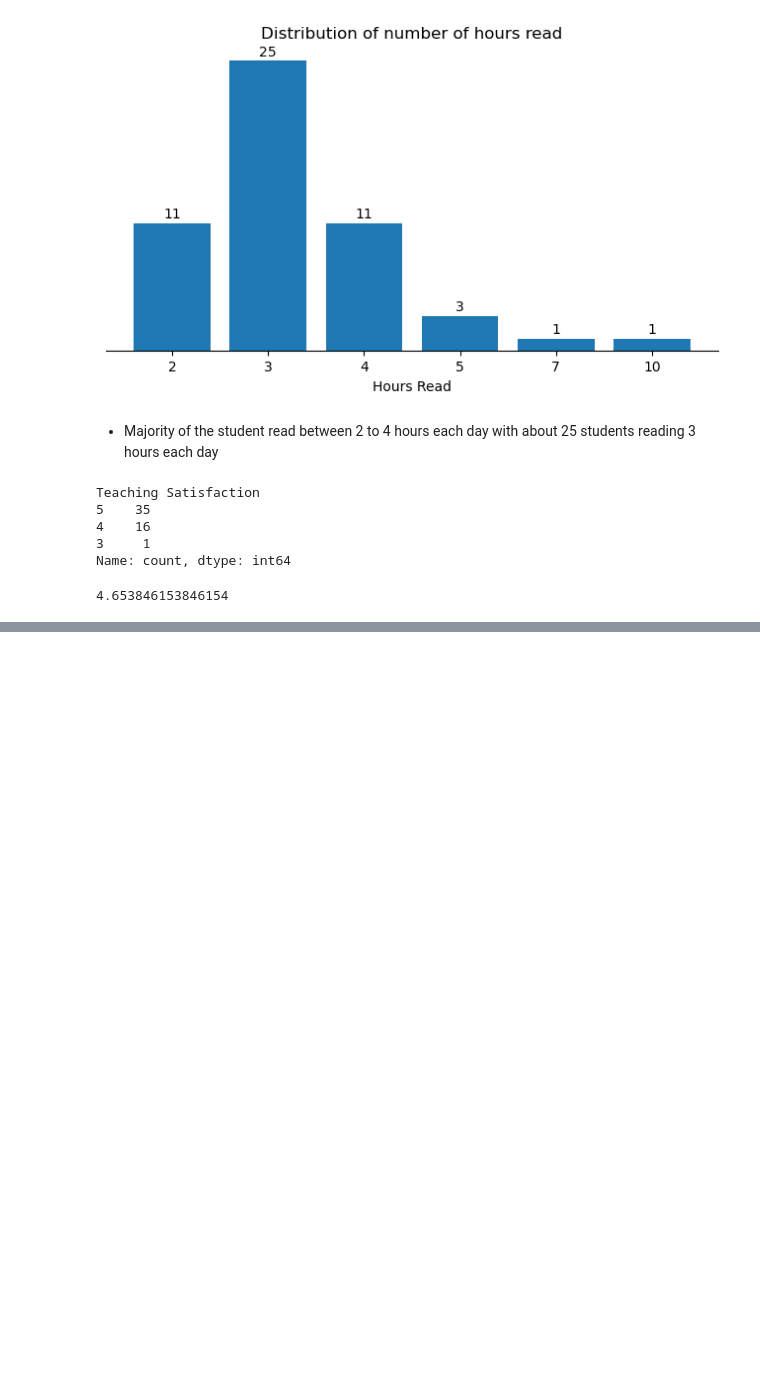
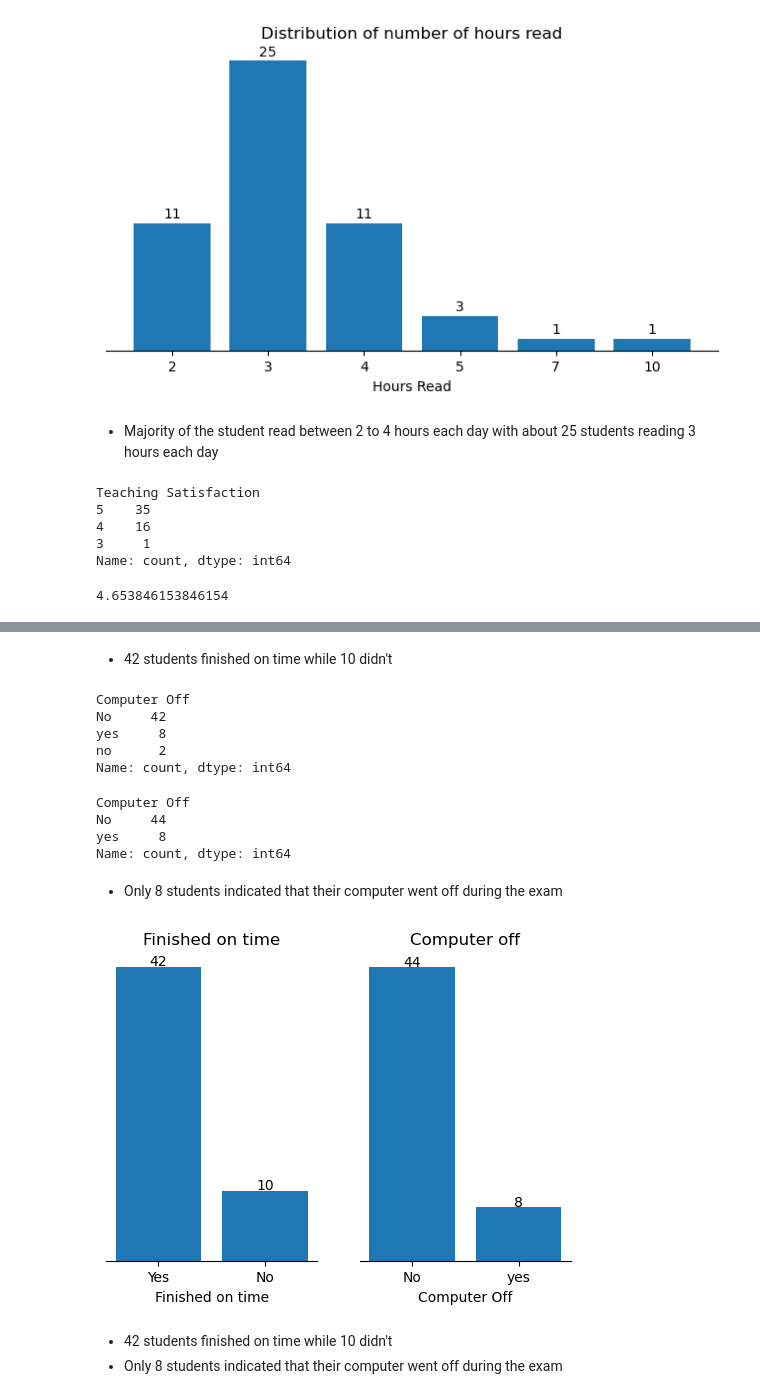
Before and after one commit to valezenwanne/Performance_of_UltraBrain_Students_in_2024_JAMB_Exam, a Jupyter notebook: Performance of Ultra-Brain Student in 2024 JAMB.ipynb, the cells around one changed output, grey strips where cells are left out. Cells and saved outputs as stored; diff of their text form; code cells hidden in the pictures; blank space fills up the shorter version.

```diff
--- a/Performance of Ultra-Brain Student in 2024 JAMB.ipynb
+++ b/Performance of Ultra-Brain Student in 2024 JAMB.ipynb
@@ -541,0 +604,3 @@ df['Teaching Satisfaction'].sum()/len(df)
+# %%
+#replacing yes with Yes
+df['Finished on time'] = df['Finished on time'].str.replace('yes', 'Yes')
@@ -541,0 +615,59 @@ df['Teaching Satisfaction'].sum()/len(df)
+# %% [markdown]
+- 42 students finished on time while 10 didn't
+# %%
+#checking the distribution of students whose computer went off
+df['Computer Off'].value_counts()
+# %% [output]
+Computer Off
+No     42
+yes     8
+no      2
+Name: count, dtype: int64
+# %%
+#inconsistency in the values, replace no with No
+df['Computer Off'] = df['Computer Off'].str.replace('no', 'No')
+# %%
+#checking if the values have been replaced
+df['Computer Off'].value_counts()
+# %% [output]
+Computer Off
+No     44
+yes     8
+Name: count, dtype: int64
+# %% [markdown]
+- Only 8 students indicated that their computer went off during the exam
+# %%
+#plot a bar chart
+
+fig, ax = plt.subplots(1, 2, figsize=[6,4])
+
+ax[0].bar(x=df['Finished on time'].value_counts().index, height=df['Finished on time'].value_counts().values)
+ax[1].bar(x=df['Computer Off'].value_counts().index, height=df['Computer Off'].value_counts().values)
+
+#add title
+ax[0].set_title('Finished on time')
+ax[0].set_xlabel('Finished on time')
+ax[0].yaxis.set_visible(False)
+
+#add title
+ax[1].set_title('Computer off')
+ax[1].set_xlabel('Computer Off')
+ax[1].yaxis.set_visible(False)
+
+#ax.xaxis.set_tick_params(rotation=75)
+
+ax[0].spines[['top', 'left', 'right']].set_visible(False)
+ax[1].spines[['top', 'left', 'right']].set_visible(False)
+
+for index, values in enumerate(df['Finished on time'].value_counts()):
+    ax[0].annotate(values, xy=(index, values+0.8), ha='center', va='center')
+for index, values in enumerate(df['Computer Off'].value_counts()):
+    ax[1].annotate(values, xy=(index, values+0.8), ha='center', va='center')
+
+
+plt.show()
+# %% [output]
+[figure, added]
+# %% [markdown]
+- 42 students finished on time while 10 didn't
+- Only 8 students indicated that their computer went off during the exam
```
Also changed, not shown: parts of 12 cells of this notebook.
